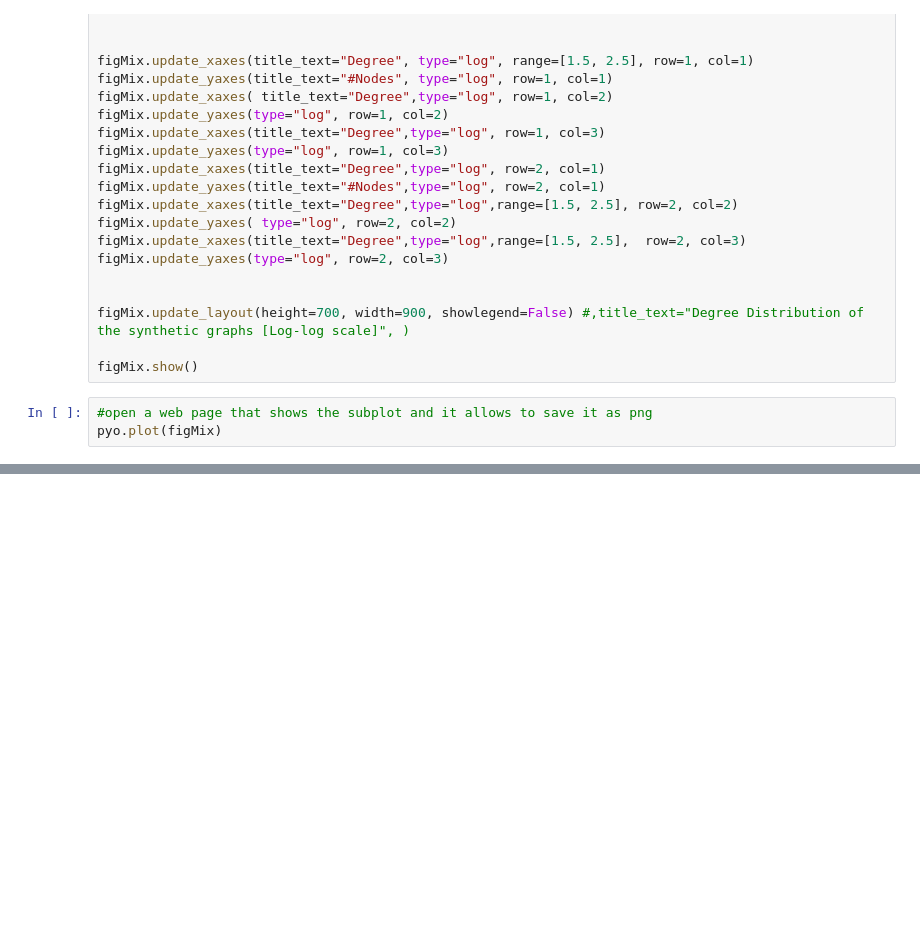
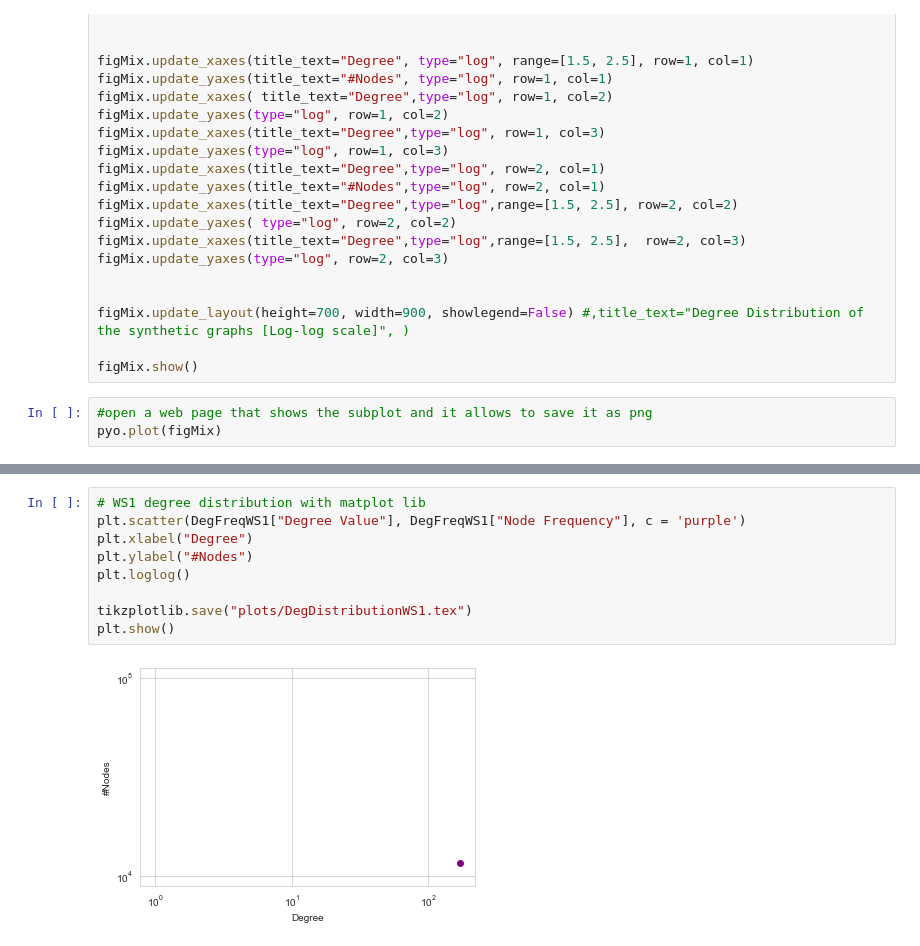
Before and after one commit to Caput97/bookdealer-recommendation-network, a Jupyter notebook: synthetic_models_analysis.ipynb, the cells around one changed output, grey strips where cells are left out. Cells and saved outputs as stored; diff of their text form; blank space fills up the shorter version.

```diff
--- a/synthetic_models_analysis.ipynb
+++ b/synthetic_models_analysis.ipynb
@@ -737,0 +772,11 @@ pyo.plot(figMix)
+# %%
+# WS1 degree distribution with matplot lib
+plt.scatter(DegFreqWS1["Degree Value"], DegFreqWS1["Node Frequency"], c = 'purple')
+plt.xlabel("Degree")
+plt.ylabel("#Nodes")
+plt.loglog()
+
+tikzplotlib.save("plots/DegDistributionWS1.tex")
+plt.show()
+# %% [output]
+[figure, added]
```
Also changed, not shown: parts of 10 cells of this notebook, 19 other files.
